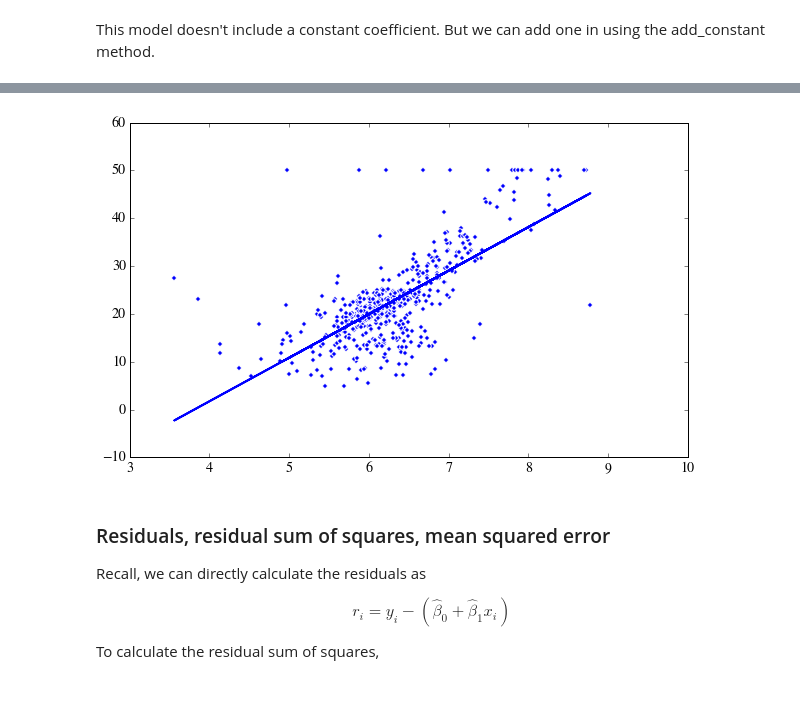
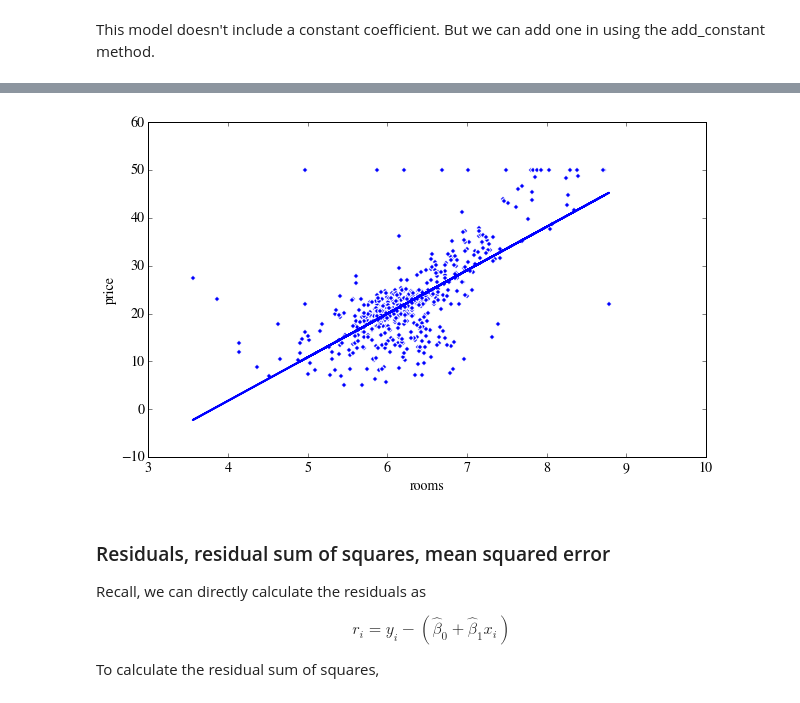
Before and after one commit to dimagalat/CSCI-E-81, a Jupyter notebook: labs/Section3.ipynb, the cells around one changed output, grey strips where cells are left out. Cells and saved outputs as stored; diff of their text form; code cells hidden in the pictures.

```diff
--- a/labs/Section3.ipynb
+++ b/labs/Section3.ipynb
@@ -287,11 +298,13 @@ Warnings:
 [1] Standard Errors assume that the covariance matrix of the errors is correctly specified.
 # %%
 plt.scatter(bos.RM, bos.PRICE)
+plt.xlabel('rooms')
+plt.ylabel('price')
 
 plt.plot(bos.RM, results.fittedvalues)
 plt.show()
 # %% [output]
-[figure, old version]
+[figure, new version]
 # %% [markdown]
 ### Residuals, residual sum of squares, mean squared error
 
```
Also changed, not shown: parts of 19 cells of this notebook, 3 other files.
